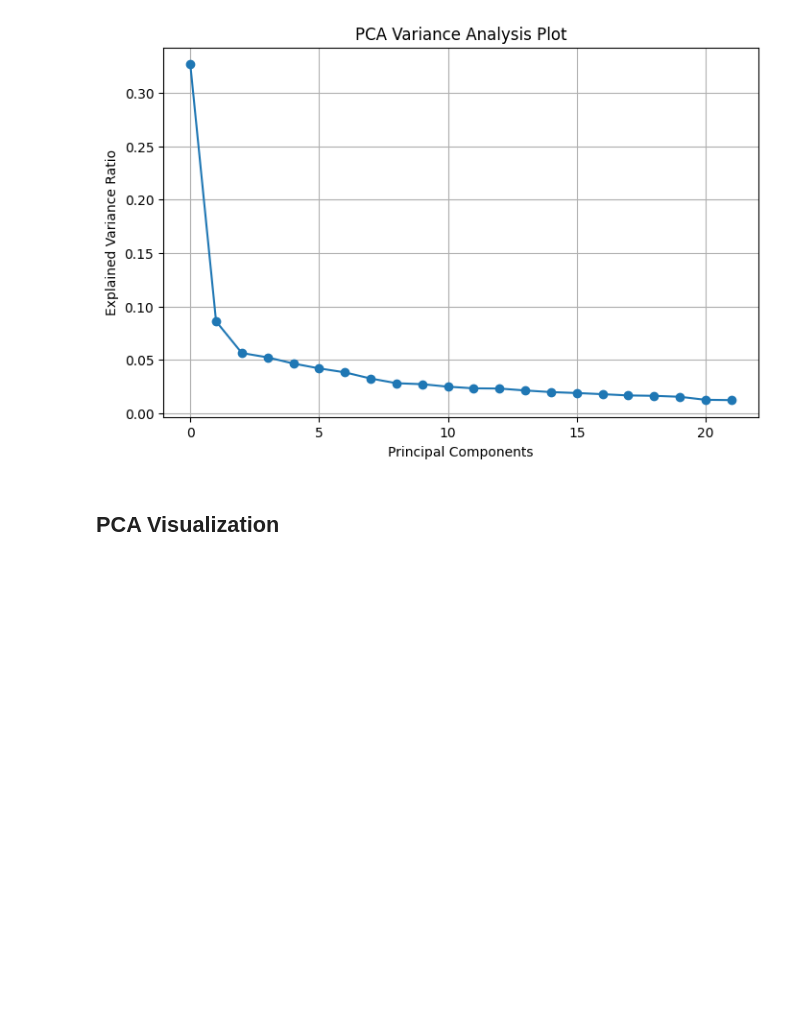
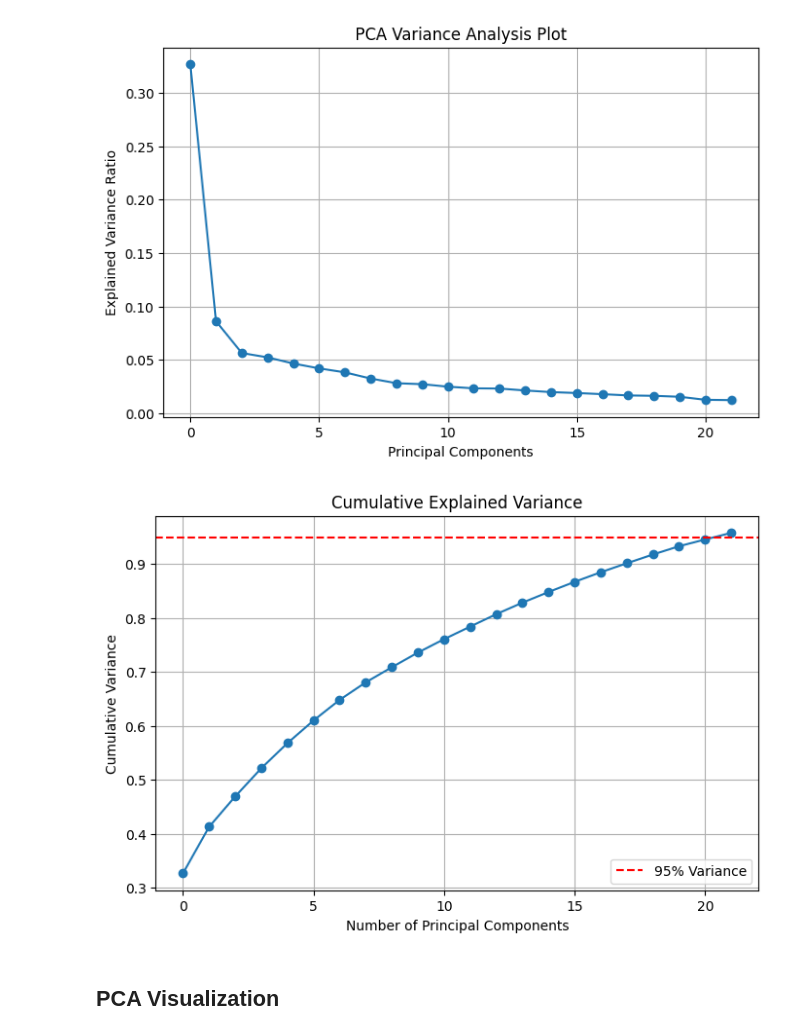
Before and after one commit to DOHA-BASEM3/FINAL-PROJECT, a Jupyter notebook: Ghena_Preprocessing_PCA_tSNE.ipynb, the cells around one changed output. Drawn from its saved outputs; the diff is of its cells as text; code cells hidden in the pictures; blank space fills up the shorter version.

```diff
--- a/Ghena_Preprocessing_PCA_tSNE.ipynb
+++ b/Ghena_Preprocessing_PCA_tSNE.ipynb
@@ -164,6 +164,36 @@ plt.grid(True)
 plt.show()
 # %% [output]
 [figure]
+# %%
+cumulative_variance = np.cumsum(pca.explained_variance_ratio_)
+
+plt.figure(figsize=(8,5))
+
+plt.plot(
+    cumulative_variance,
+    marker='o'
+)
+
+plt.axhline(
+    y=0.95,
+    color='r',
+    linestyle='--',
+    label='95% Variance'
+)
+
+plt.title("Cumulative Explained Variance")
+
+plt.xlabel("Number of Principal Components")
+
+plt.ylabel("Cumulative Variance")
+
+plt.grid(True)
+
+plt.legend()
+
+plt.show()
+# %% [output]
+[figure, added]
 # %% [markdown]
 ## PCA Visualization
 # %%
```
Also changed, not shown: parts of 1 cell of this notebook.
